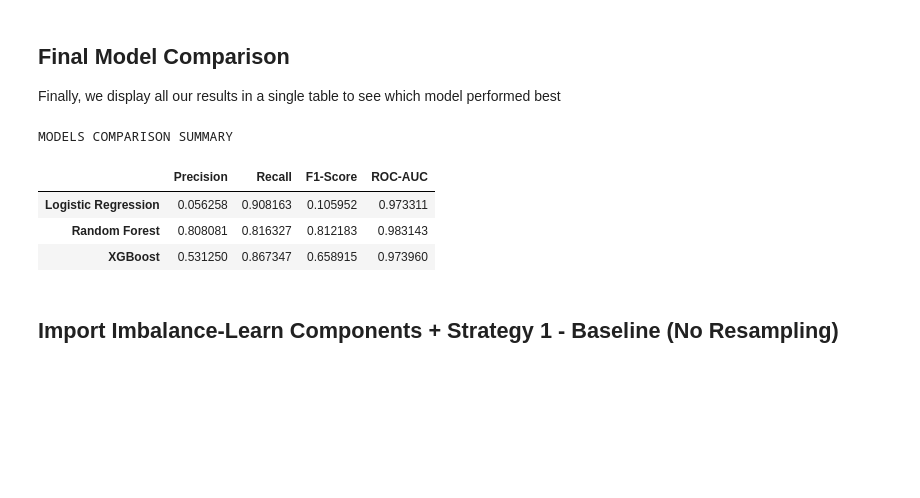
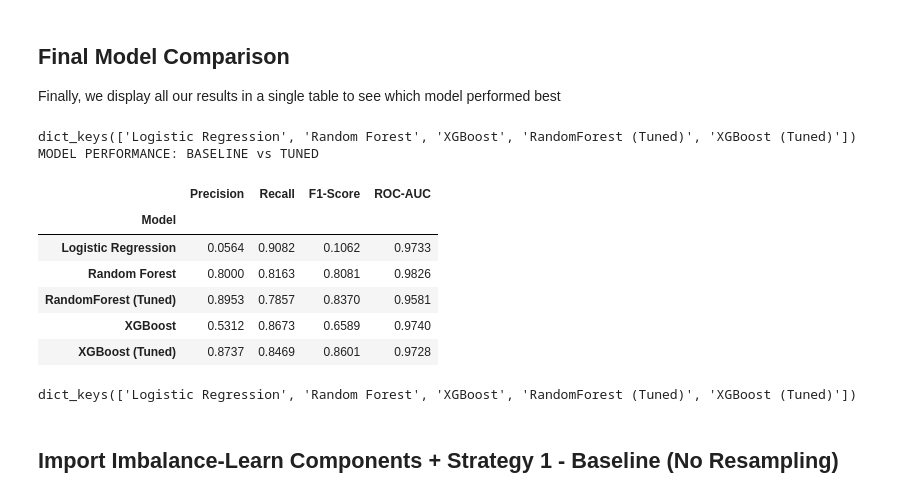
Before and after one commit to Sachil-A/ML_Project_2026, a Jupyter notebook: fraudDetectionProject.ipynb, the cells around one changed output. Cells and saved outputs as stored; diff of their text form; code cells hidden in the pictures; blank space fills up the shorter version.

Commit message:
Added hyperparameter tuning

```diff
--- a/fraudDetectionProject.ipynb
+++ b/fraudDetectionProject.ipynb
@@ -484,22 +576,49 @@ Metrics for XGBoost:
 # %% [markdown]
 ## Final Model Comparison
 Finally, we display all our results in a single table to see which model performed best
-# %%
-# Convert the results dictionary to a DataFrame for clean visualization
-comparison_df = pd.DataFrame(results).T
-
-# Highlight the best scores for each metric
-print("MODELS COMPARISON SUMMARY")
-display(comparison_df.style.highlight_max(axis=0, color='lightgreen'))
-
-# Quick tip: For fraud detection, look for the model that balances
-# high Recall (catching fraud) without destroying Precision (too many false alarms).
-# %% [output]
-MODELS COMPARISON SUMMARY
-|  | Precision | Recall | F1-Score | ROC-AUC |
-| Logistic Regression | 0.056258 | 0.908163 | 0.105952 | 0.973311 |
-| Random Forest | 0.808081 | 0.816327 | 0.812183 | 0.983143 |
-| XGBoost | 0.531250 | 0.867347 | 0.658915 | 0.973960 |
+# %%
+print(results.keys())
+# ─────────────────────────────────────────────────────────────
+# PRE vs POST TUNING COMPARISON
+# ─────────────────────────────────────────────────────────────
+
+models_to_compare = [
+    "Logistic Regression",
+    "Random Forest",
+    "RandomForest (Tuned)",
+    "XGBoost",
+    "XGBoost (Tuned)"
+]
+
+comparison_df = pd.DataFrame(
+    {name: results[name] for name in models_to_compare}
+).T
+
+comparison_df.index.name = "Model"
+
+# Colour F1 and ROC-AUC green (higher = better), leave others neutral
+styled = (
+    comparison_df.style
+    .format("{:.4f}")
+    .highlight_max(subset=["Precision", "Recall", "F1-Score", "ROC-AUC"], color="lightgreen")
+    .highlight_min(subset=["Precision", "Recall", "F1-Score", "ROC-AUC"], color="salmon")
+)
+
+print("MODEL PERFORMANCE: BASELINE vs TUNED")
+display(styled)
+
+print(results.keys())
+# %% [output]
+dict_keys(['Logistic Regression', 'Random Forest', 'XGBoost', 'RandomForest (Tuned)', 'XGBoost (Tuned)'])
+MODEL PERFORMANCE: BASELINE vs TUNED
+|  | Precision | Recall | F1-Score | ROC-AUC |
+| Model |  |  |  |  |
+| Logistic Regression | 0.0564 | 0.9082 | 0.1062 | 0.9733 |
+| Random Forest | 0.8000 | 0.8163 | 0.8081 | 0.9826 |
+| RandomForest (Tuned) | 0.8953 | 0.7857 | 0.8370 | 0.9581 |
+| XGBoost | 0.5312 | 0.8673 | 0.6589 | 0.9740 |
+| XGBoost (Tuned) | 0.8737 | 0.8469 | 0.8601 | 0.9728 |
+dict_keys(['Logistic Regression', 'Random Forest', 'XGBoost', 'RandomForest (Tuned)', 'XGBoost (Tuned)'])
 # %% [markdown]
 ## Import Imbalance-Learn Components + Strategy 1 - Baseline (No Resampling)
 # %%
```
Also changed, not shown: parts of 10 cells of this notebook, 2 other files.
